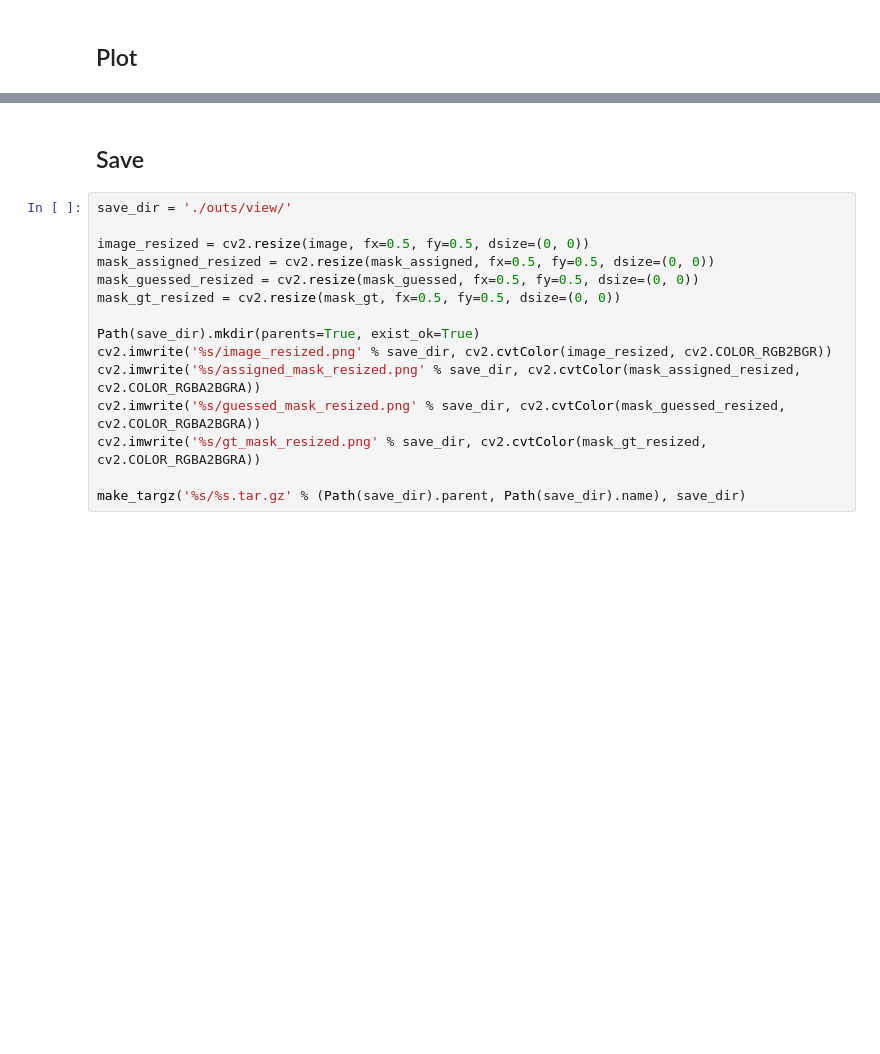
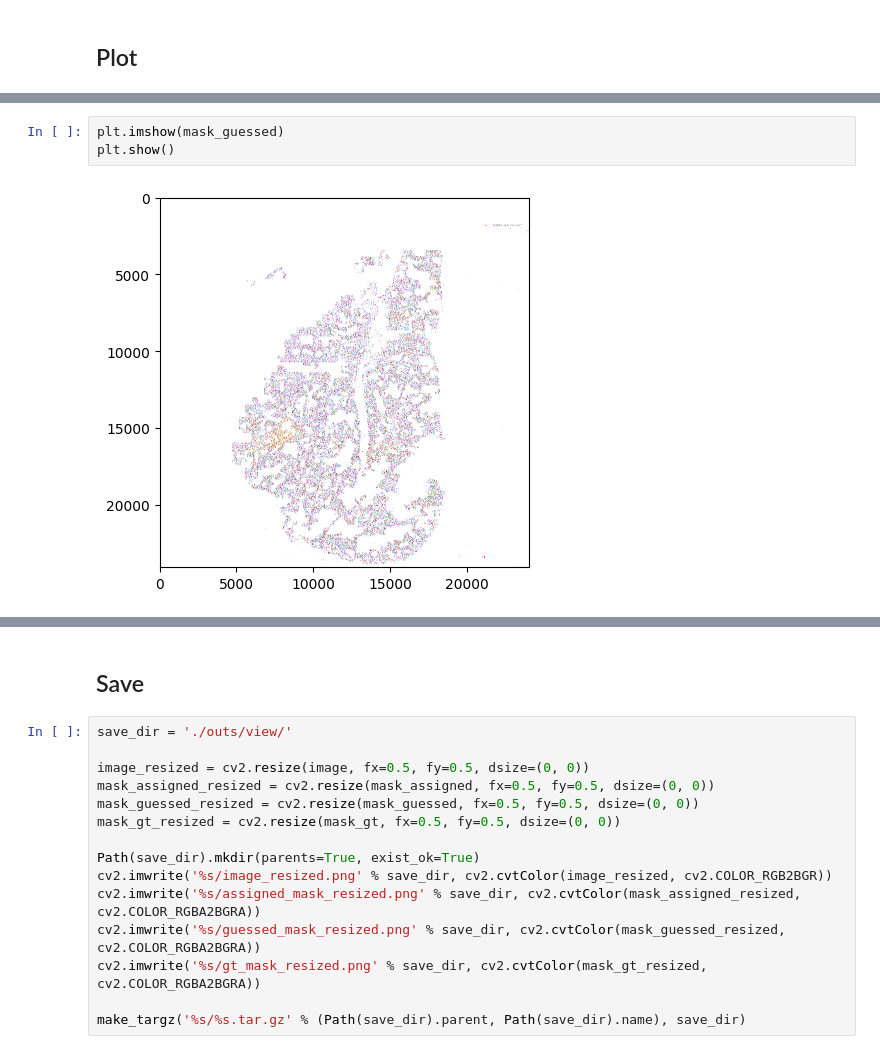
Before and after one commit to JacquelineH22/project111, a Jupyter notebook: example/plot_assigned_celltype.ipynb, the cells around one changed output, grey strips where cells are left out. Saved outputs shown, nothing was run; the diff lists cells and outputs as text; blank space fills up the shorter version.

```diff
--- a/example/plot_assigned_celltype.ipynb
+++ b/example/plot_assigned_celltype.ipynb
@@ -92,0 +148,5 @@ plt.show()
+# %%
+plt.imshow(mask_guessed)
+plt.show()
+# %% [output]
+[figure, added]
```
Also changed, not shown: parts of 6 cells of this notebook, 6 other files.
